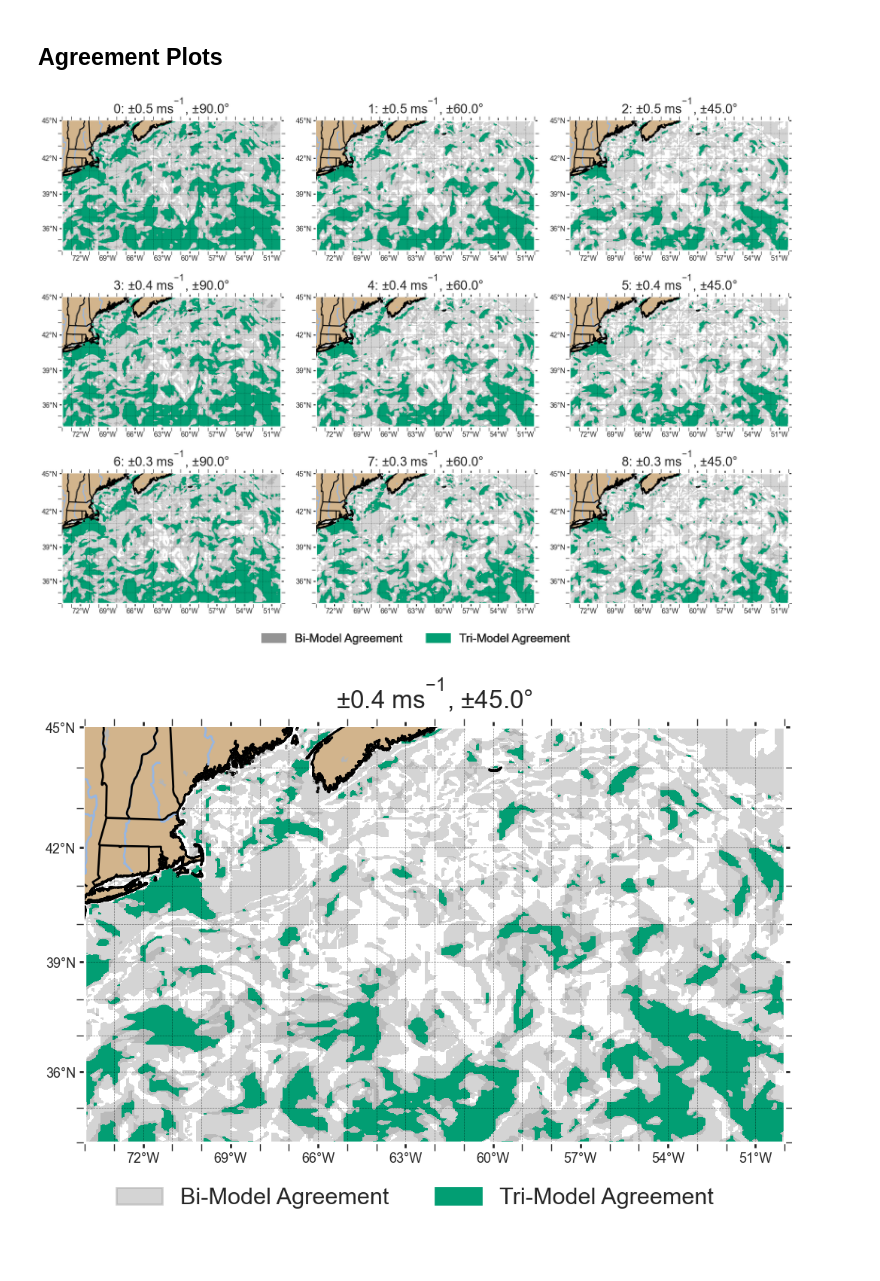
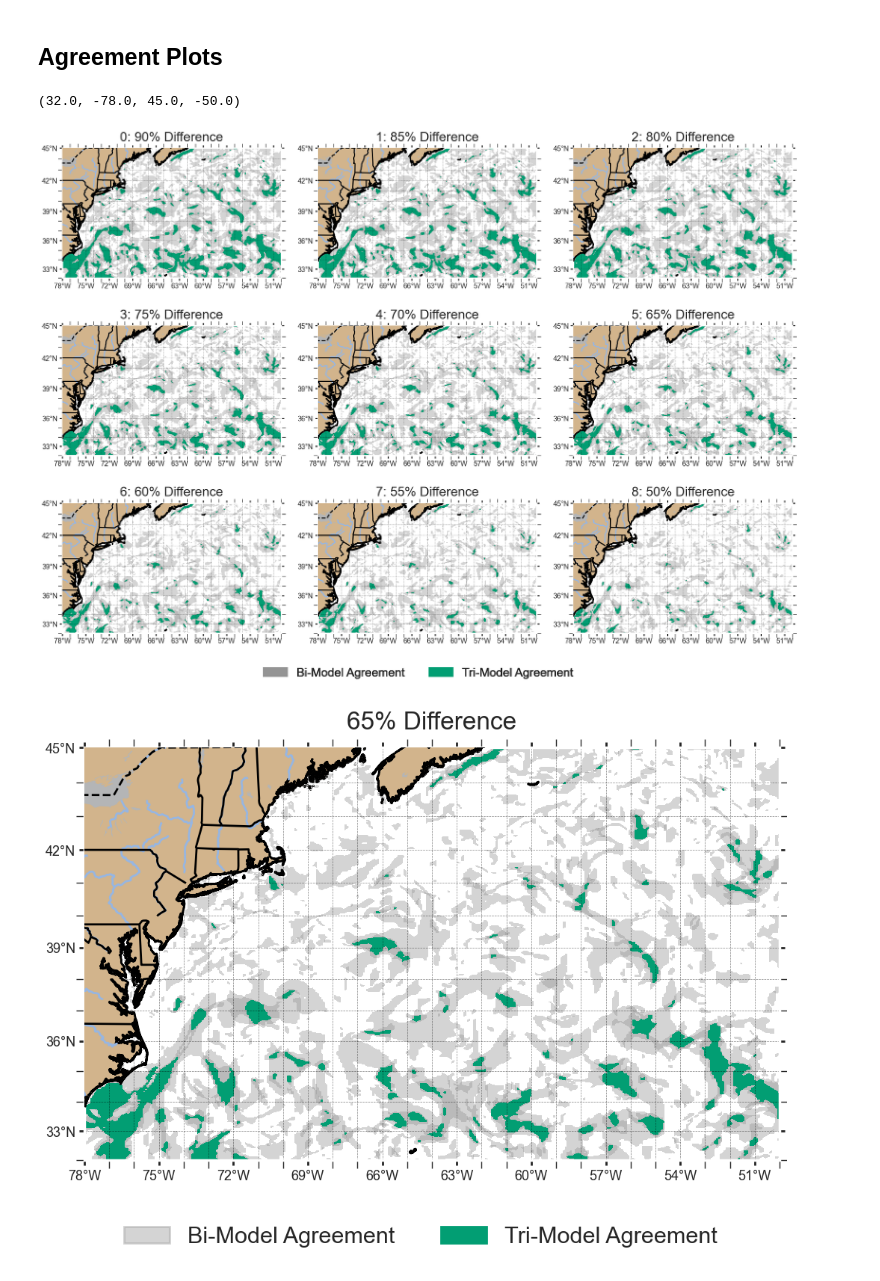
Before and after one commit to mlearn14/GGS, a Jupyter notebook: agreement.ipynb, the cells around one changed output. Cells and saved outputs as stored; diff of their text form; code cells hidden in the pictures.

Commit message:
updated for vector agreement

```diff
--- a/agreement.ipynb
+++ b/agreement.ipynb
@@ -96,3 +49,17 @@ def mask_trimodel_comparison(speed_diff_list, cosine_sim_list, speed_limit, head
+# %%
+def mask_bimodel_comparison(vector_diff, threshold):
+    mask = vector_diff.where(vector_diff <= threshold, drop=True)
+    mask.attrs["models"] = f"{vector_diff.attrs["model1_name"]}, {vector_diff.attrs['model2_name']}"
+    return mask
+
+def mask_trimodel_comparison(vector_diff_list, threshold):
+    mask = vector_diff_list[0].where(
+        (vector_diff_list[0] <= threshold) &
+        (vector_diff_list[1] <= threshold) &
+        (vector_diff_list[2] <= threshold), drop=True
+    )
+    mask.attrs["models"] = "CMEMS, ESPC, RTOFS (East)"
+    return mask
 # %% [markdown]
 Load Data
 # %%
@@ -113,15 +79,2 @@ for n, m in zip(nlist, mlist):
 # %% [markdown]
 Get difference data
-# %%
-model_combinations = list(itertools.combinations(mlist, 2))
-
-speed_diff_list = []
-cosine_sim_list = []
-
-for c in model_combinations:
-    speed_diff = mp.calculate_simple_diff(c[0], c[1], diag_text=False)
-    cosine_sim = calculate_cos_similarity(c[0].da_data, c[1].da_data)
-    speed_diff.attrs["models"] = f"{c[0].name} & {c[1].name}"
-    cosine_sim.attrs["models"] = f"{c[0].name} & {c[1].name}"
-    speed_diff_list.append(speed_diff)
-    cosine_sim_list.append(cosine_sim)
@@ -132,0 +81,5 @@ limit_matrix = create_limit_matrix(speed_limits, cosine_sim_limits)
+# %%
+model_combinations = list(itertools.combinations(mlist, 2))
+
+diff_list = [mp.calculate_vector_diff(c[0], c[1], diag_text=False) for c in model_combinations]
+diff_list[0]
@@ -139,4 +110,7 @@ extent = (
     float(model1.da_data.lat.max().values),
     float(model1.da_data.lon.max().values),
 )
+extent
+# %% [output]
+(32.0, -78.0, 45.0, -50.0)
 # %%
@@ -232,13 +224,13 @@ def agreement_matrix(
 
     return fig
 # %%
-matrixfig = agreement_matrix(speed_diff_list, cosine_sim_list, limit_matrix, extent)
-plt.savefig(f"products/{date_dir}/{mission_name}_agreement_matrix.png", dpi=600, bbox_inches="tight")
+matrixfig = agreement_matrix(diff_list, thresholds, extent)
+# plt.savefig(f"products/{date_dir}/{mission_name}_agreement_matrix.png", dpi=600, bbox_inches="tight")
 # %% [output]
-[figure, old version]
+[figure, new version]
 # %%
 fig_number = 5
-onefig = single_agreement_plot(speed_diff_list, cosine_sim_list, limit_matrix[fig_number], extent)
-plt.savefig(f"products/{date_dir}/{mission_name}_agreement_{fig_number}.png", dpi=600, bbox_inches="tight")
+onefig = single_agreement_plot(diff_list, thresholds[fig_number], extent)
+# plt.savefig(f"products/{date_dir}/{mission_name}_agreement_{fig_number}.png", dpi=600, bbox_inches="tight")
 # %% [output]
-[figure, old version]
+[figure, new version]
```
Also changed, not shown: parts of 25 cells of this notebook.
